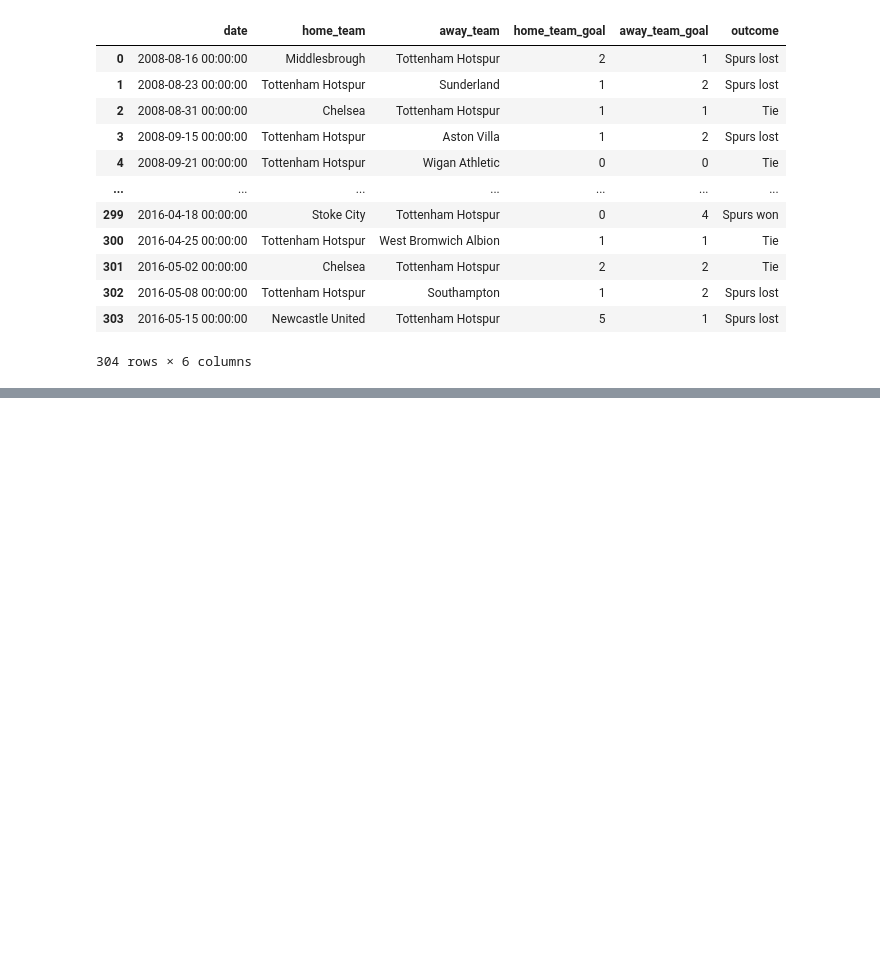
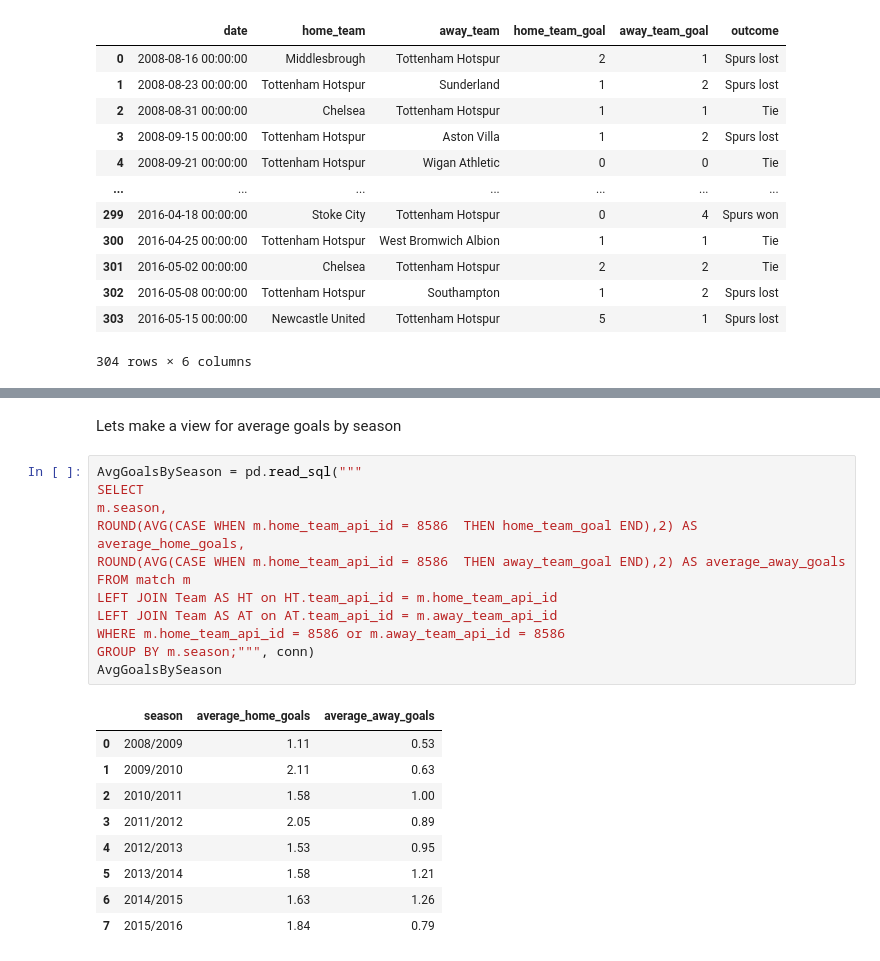
Before and after one commit to ram-polisetti/DataScience, a Jupyter notebook: sql-data-analysis-european-soccer-league.ipynb, the cells around one changed output, grey strips where cells are left out. Saved outputs shown, nothing was run; the diff lists cells and outputs as text; blank space fills up the shorter version.

```diff
--- a/sql-data-analysis-european-soccer-league.ipynb
+++ b/sql-data-analysis-european-soccer-league.ipynb
@@ -228,0 +289,24 @@ tot
+# %% [markdown]
+Lets make a view for average goals by season
+# %%
+AvgGoalsBySeason = pd.read_sql("""
+SELECT
+m.season,
+ROUND(AVG(CASE WHEN m.home_team_api_id = 8586  THEN home_team_goal END),2) AS average_home_goals,
+ROUND(AVG(CASE WHEN m.home_team_api_id = 8586  THEN away_team_goal END),2) AS average_away_goals
+FROM match m
+LEFT JOIN Team AS HT on HT.team_api_id = m.home_team_api_id
+LEFT JOIN Team AS AT on AT.team_api_id = m.away_team_api_id
+WHERE m.home_team_api_id = 8586 or m.away_team_api_id = 8586
+GROUP BY m.season;""", conn)
+AvgGoalsBySeason
+# %% [output]
+|  | season | average_home_goals | average_away_goals |
+| 0 | 2008/2009 | 1.11 | 0.53 |
+| 1 | 2009/2010 | 2.11 | 0.63 |
+| 2 | 2010/2011 | 1.58 | 1.00 |
+| 3 | 2011/2012 | 2.05 | 0.89 |
+| 4 | 2012/2013 | 1.53 | 0.95 |
+| 5 | 2013/2014 | 1.58 | 1.21 |
+| 6 | 2014/2015 | 1.63 | 1.26 |
+| 7 | 2015/2016 | 1.84 | 0.79 |
```
Also changed, not shown: parts of 4 cells of this notebook.
